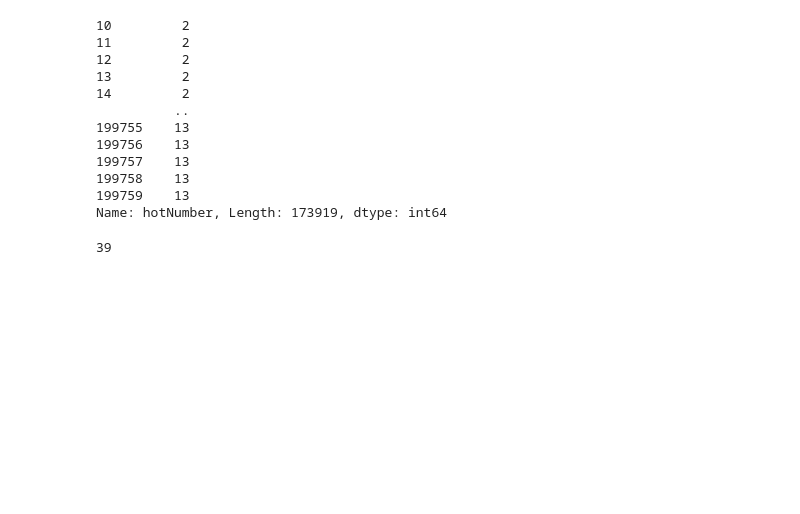
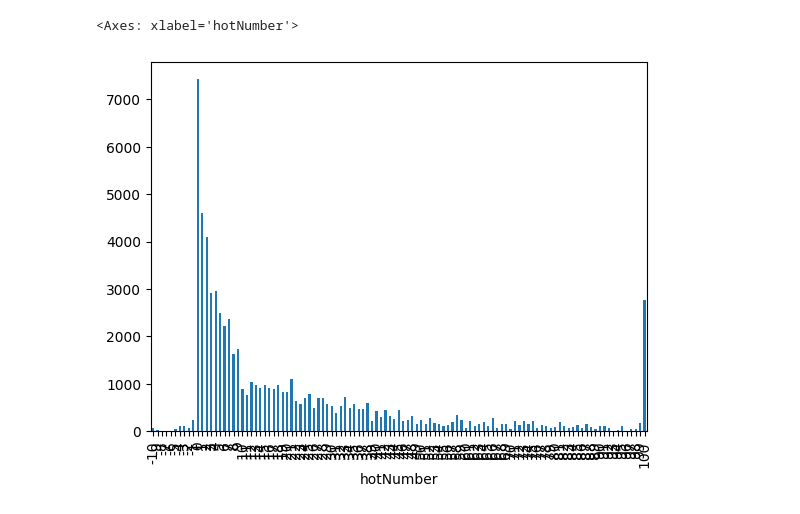
Before and after one commit to KeithLin724/NYCU-Data-Science-2024, a Jupyter notebook: HW1/Part2/resplit_data.ipynb, the cells around one changed output. Saved outputs shown, nothing was run; the diff lists cells and outputs as text; code cells hidden in the pictures; blank space fills up the shorter version.

```diff
--- a/HW1/Part2/resplit_data.ipynb
+++ b/HW1/Part2/resplit_data.ipynb
@@ -56,20 +22,5 @@ boo_table
-# %%
-boo_hot_number = boo_table["hotNumber"]
-boo_hot_number
-# %% [output]
-10         2
-11         2
-12         2
-13         2
-14         2
-          ..
-199755    13
-199756    13
-199757    13
-199758    13
-199759    13
-Name: hotNumber, Length: 173919, dtype: int64
-# %%
-hot_numbers_count = boo_hot_number.value_counts().sort_index()
-# %% [output]
-39
+# %%
+all_table.value_counts("hotNumber").sort_index().plot.bar()
+# %% [output]
+<Axes: xlabel='hotNumber'>
+[figure, added]
```
Also changed, not shown: parts of 16 cells of this notebook, 1 other file.
